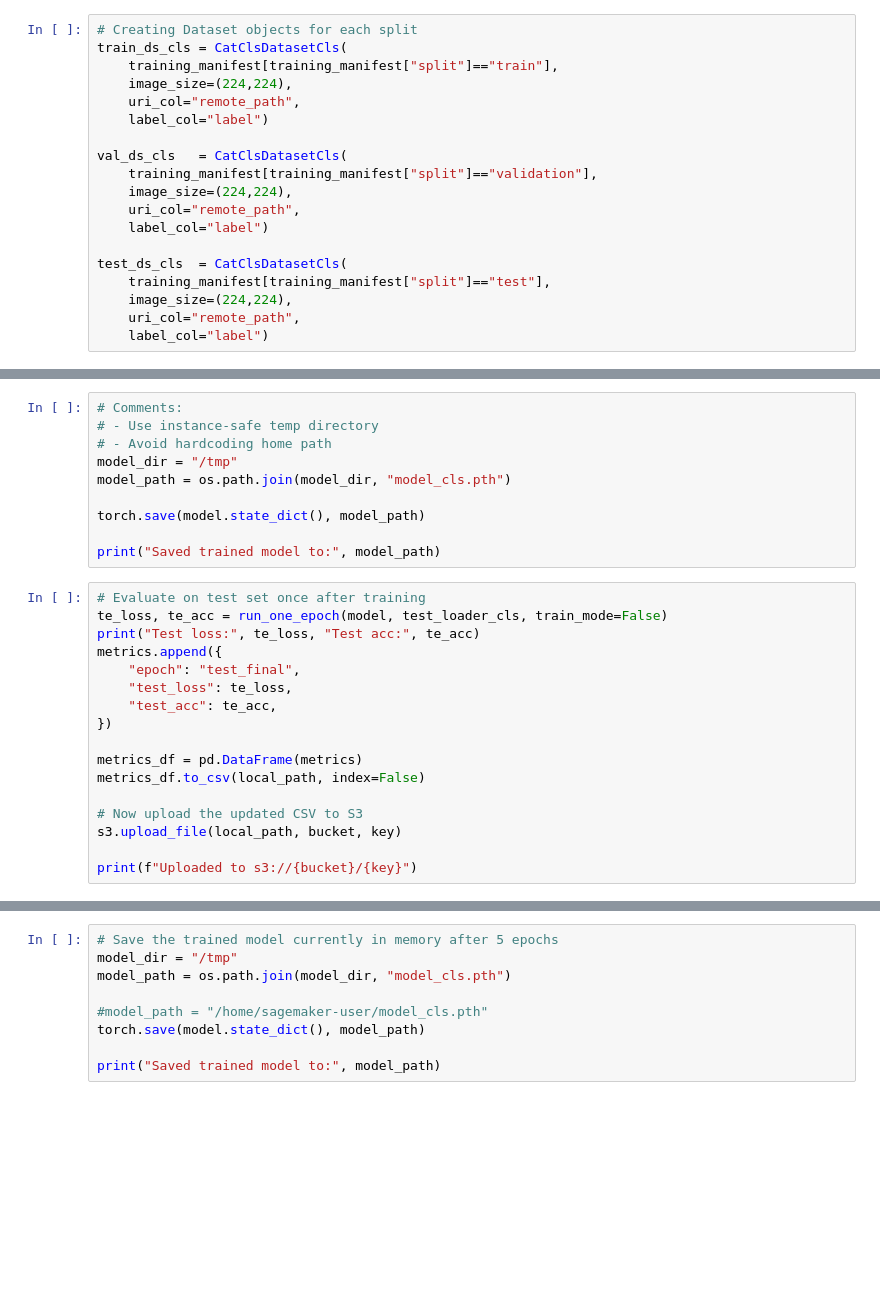
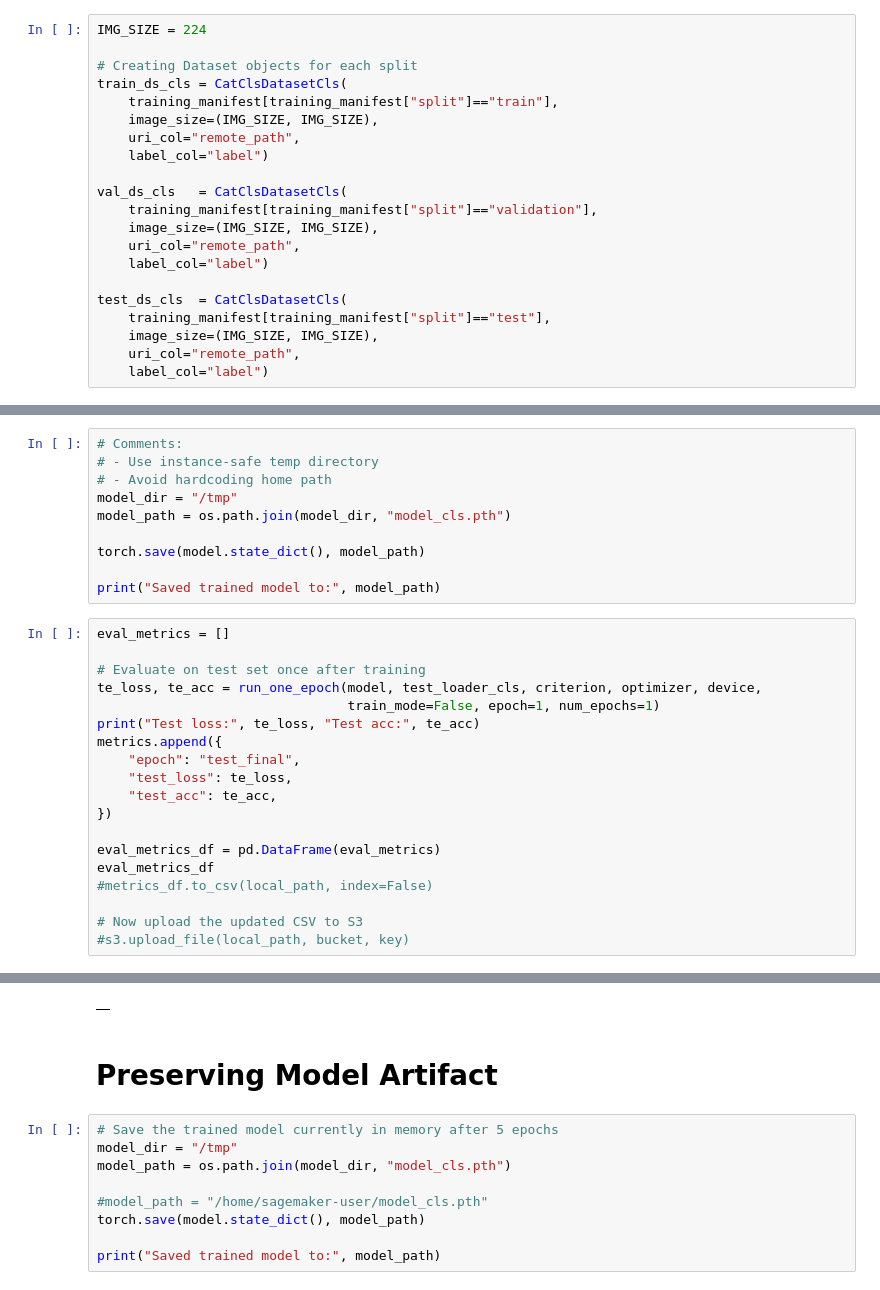
Before and after one commit to lpam-sd/AAI_540_Grp_6, a Jupyter notebook: 5_Classification_Model.ipynb, the cells around one changed output, grey strips where cells are left out. Drawn from its saved outputs; the diff is of its cells as text; blank space fills up the shorter version.

Commit message:
refactored model training pipeline

```diff
--- a/5_Classification_Model.ipynb
+++ b/5_Classification_Model.ipynb
@@ -184,22 +186,24 @@ class CatClsDatasetCls(Dataset):
         y = torch.tensor(label, dtype=torch.long)
         return x, y
 # %%
+IMG_SIZE = 224
+
 # Creating Dataset objects for each split
 train_ds_cls = CatClsDatasetCls(
     training_manifest[training_manifest["split"]=="train"],
-    image_size=(224,224),
+    image_size=(IMG_SIZE, IMG_SIZE),
     uri_col="remote_path",
     label_col="label")
 
 val_ds_cls   = CatClsDatasetCls(
     training_manifest[training_manifest["split"]=="validation"],
-    image_size=(224,224),
+    image_size=(IMG_SIZE, IMG_SIZE),
     uri_col="remote_path",
     label_col="label")
 
 test_ds_cls  = CatClsDatasetCls(
     training_manifest[training_manifest["split"]=="test"],
-    image_size=(224,224),
+    image_size=(IMG_SIZE, IMG_SIZE),
     uri_col="remote_path",
     label_col="label")
 # %%
@@ -368,8 +426,11 @@ torch.save(model.state_dict(), model_path)
 
 print("Saved trained model to:", model_path)
 # %%
+eval_metrics = []
+
 # Evaluate on test set once after training
-te_loss, te_acc = run_one_epoch(model, test_loader_cls, train_mode=False)
+te_loss, te_acc = run_one_epoch(model, test_loader_cls, criterion, optimizer, device,
+                                train_mode=False, epoch=1, num_epochs=1)
 print("Test loss:", te_loss, "Test acc:", te_acc)
 metrics.append({
     "epoch": "test_final",
@@ -377,11 +438,10 @@ metrics.append({
     "test_acc": te_acc,
 })
 
-metrics_df = pd.DataFrame(metrics)
-metrics_df.to_csv(local_path, index=False)
+eval_metrics_df = pd.DataFrame(eval_metrics)
+eval_metrics_df
+#metrics_df.to_csv(local_path, index=False)
 
 # Now upload the updated CSV to S3
-s3.upload_file(local_path, bucket, key)
-
-print(f"Uploaded to s3://{bucket}/{key}")
+#s3.upload_file(local_path, bucket, key)
 # %% [output]
@@ -390,3 +449,6 @@ Uploaded to s3://sagemaker-us-east-1-549206572067/cat-landmarks-project/benchmar
+|  |
+# %% [markdown]
+# Preserving Model Artifact
 # %%
 # Save the trained model currently in memory after 5 epochs
 model_dir = "/tmp"
```
Also changed, not shown: parts of 10 cells of this notebook.
